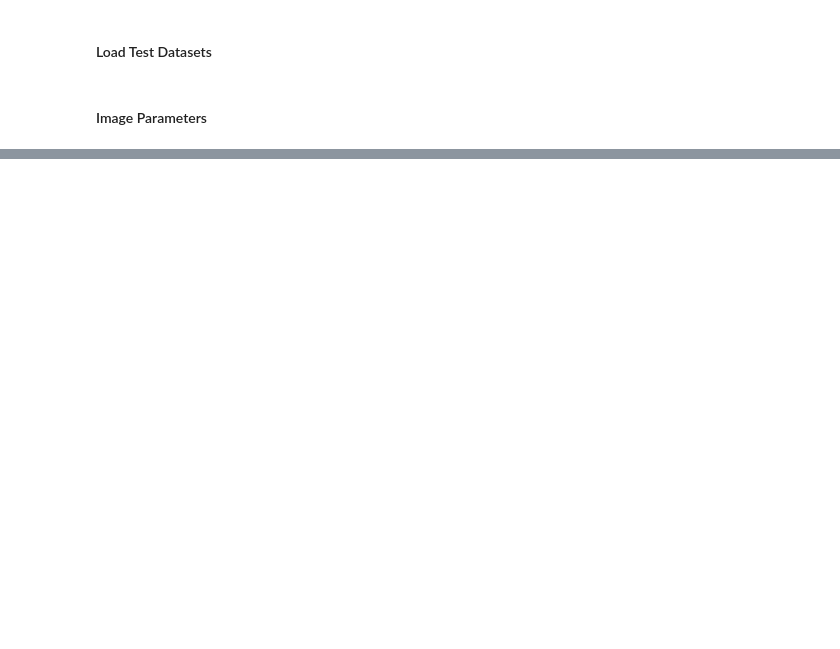
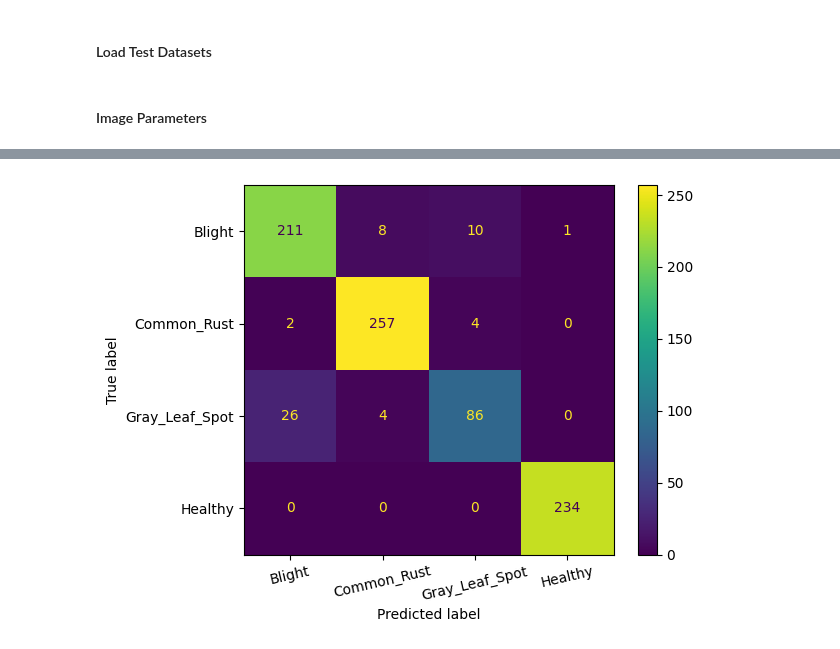
Before and after one commit to clementchen163/Corn-Leaf-Disease, a Jupyter notebook: 3. Model Selection/Model selection.ipynb, the cells around one changed output, grey strips where cells are left out. Saved outputs shown, nothing was run; the diff lists cells and outputs as text; code cells hidden in the pictures; blank space fills up the shorter version.

Commit message:
added record results for all potential models

```diff
--- a/3. Model Selection/Model selection.ipynb
+++ b/3. Model Selection/Model selection.ipynb
@@ -155,0 +35,13 @@ a=pd.DataFrame(data)
+# %%
+# tf.data dataset of original test data
+org_test_ds = image_dataset_from_directory(
+    original_split_data_path + '/test',
+    image_size=(org_img_width, org_img_height),
+    batch_size=org_batch_size,
+    shuffle=False,)
+# tf.data dataset of padded test data
+padded_test_ds = image_dataset_from_directory(
+    reshaped_and_padded_data_path + '/test',
+    image_size=(padded_img_width, padded_img_height),
+    batch_size=padded_batch_size,
+    shuffle = False)
@@ -155,0 +128,2 @@ a=pd.DataFrame(data)
+# %%
+HyperModel1=load_model('Models 4.x-Transfer Learning Hyperparameter Tuning Zero-padded Data Model/1')
@@ -155,0 +182,7 @@ a=pd.DataFrame(data)
+# %%
+true_labels = []
+for images, labels in padded_test_ds:
+    true_labels.extend(labels.numpy())
+y_pred_probas = HyperModel1.predict(padded_test_ds)
+y_pred_labels = np.argmax(y_pred_probas, axis = 1)
+cm=confusion_matrix(true_labels, y_pred_labels)
@@ -155,0 +191,7 @@ a=pd.DataFrame(data)
+# %%
+disp=ConfusionMatrixDisplay(confusion_matrix= cm,
+                            display_labels=padded_test_ds.class_names)
+disp.plot(xticks_rotation= 13)
+plt.show()
+# %% [output]
+[figure, added]
```
Also changed, not shown: parts of 45 cells of this notebook, 1 other file.
